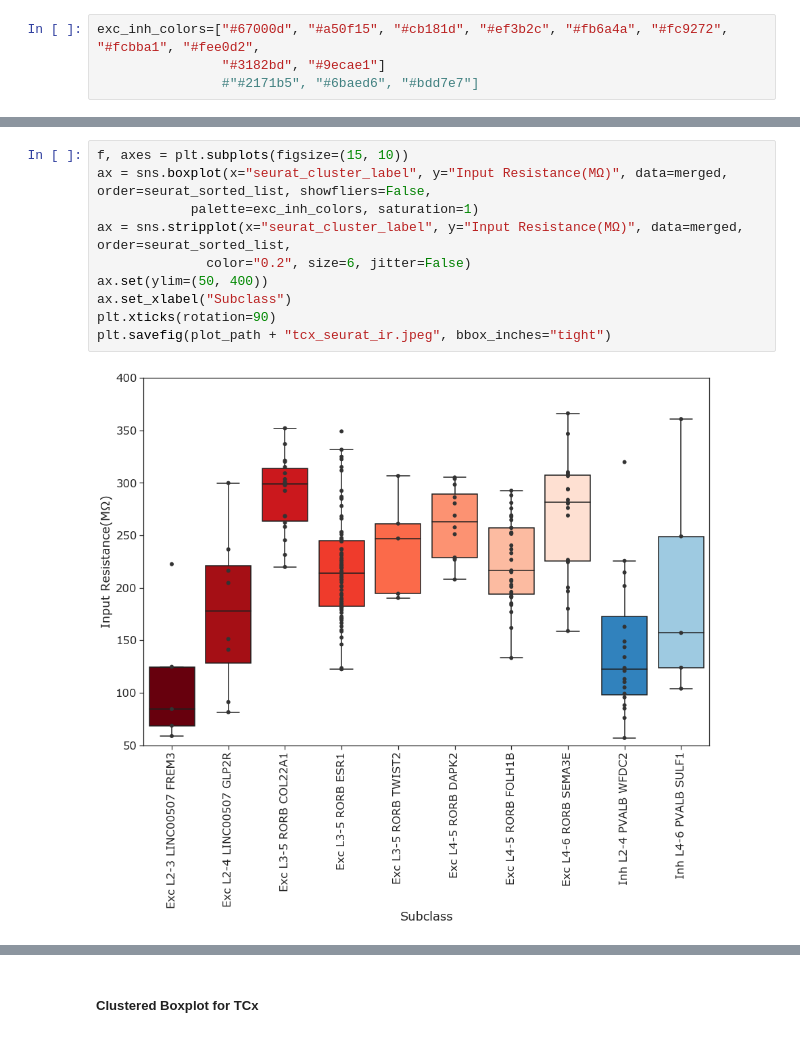
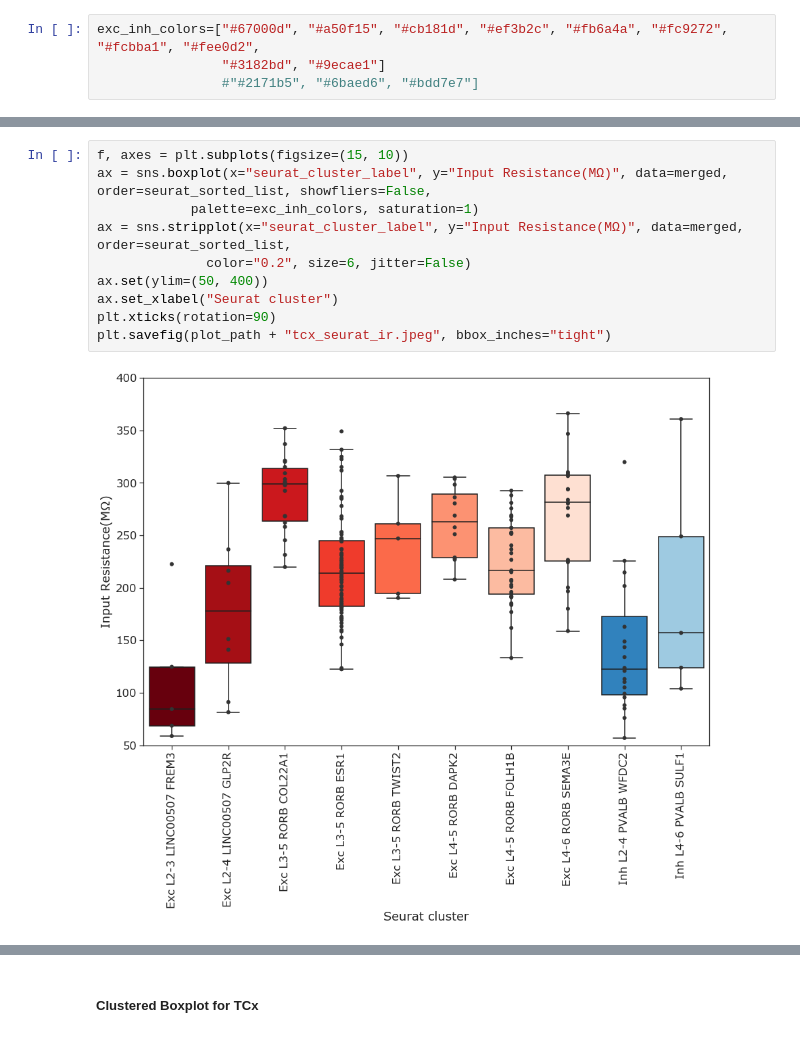
Before and after one commit to ramr24/Personal, a Jupyter notebook: human_l4_project/human_l4_TCx.ipynb, the cells around one changed output, grey strips where cells are left out. Drawn from its saved outputs; the diff is of its cells as text.

```diff
--- a/human_l4_project/human_l4_TCx.ipynb
+++ b/human_l4_project/human_l4_TCx.ipynb
@@ -192,15 +192,15 @@ plt.savefig(plot_path + "tcx_seurat_vm.jpeg", bbox_inches="tight")
 # %%
 f, axes = plt.subplots(figsize=(15, 10))
 ax = sns.boxplot(x="seurat_cluster_label", y="Input Resistance(MΩ)", data=merged, order=seurat_sorted_list, showfliers=False,
             palette=exc_inh_colors, saturation=1)
 ax = sns.stripplot(x="seurat_cluster_label", y="Input Resistance(MΩ)", data=merged, order=seurat_sorted_list,
               color="0.2", size=6, jitter=False)
 ax.set(ylim=(50, 400))
-ax.set_xlabel("Subclass")
+ax.set_xlabel("Seurat cluster")
 plt.xticks(rotation=90)
 plt.savefig(plot_path + "tcx_seurat_ir.jpeg", bbox_inches="tight")
 # %% [output]
-[figure, old version]
+[figure, new version]
 # %%
 f, axes = plt.subplots(figsize=(15, 10))
 ax = sns.boxplot(x="seurat_cluster_label", y="Sag Fraction", data=merged, order=seurat_sorted_list, showfliers=False,
```
Also changed, not shown: parts of 7 cells of this notebook, 8 other files.
